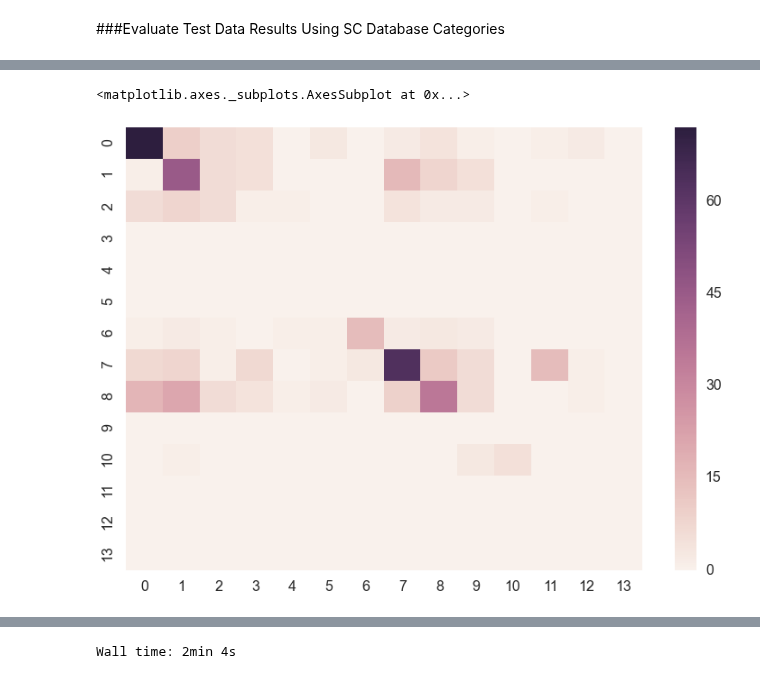
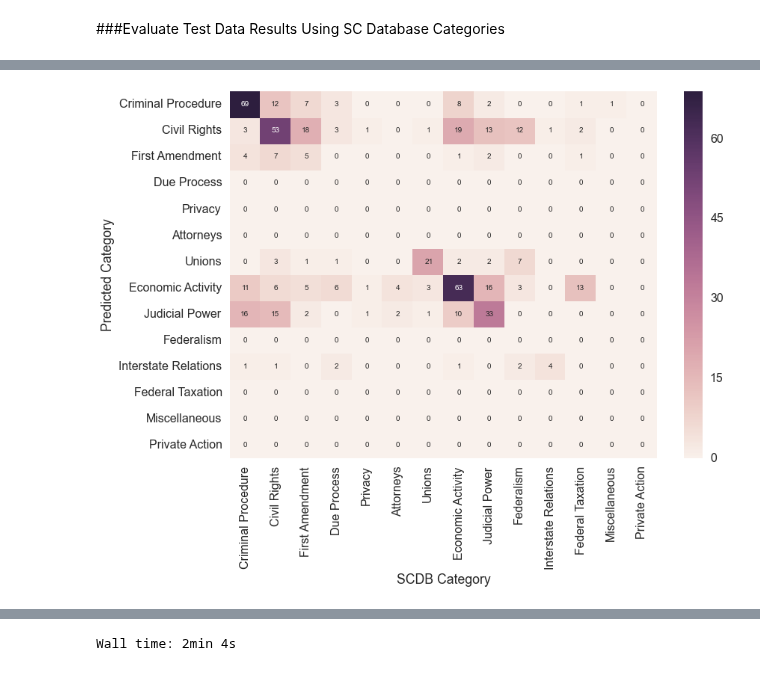
Before and after one commit to yunhanxu/cs109-project, a Jupyter notebook: NMF.ipynb, the cells around one changed output, grey strips where cells are left out. Drawn from its saved outputs; the diff is of its cells as text; code cells hidden in the pictures.

```diff
--- a/NMF.ipynb
+++ b/NMF.ipynb
@@ -382,29 +278,0 @@ best_words
-# %%
-# create a 14x14 matrix (where each row is an NMF cluster and each column is an SCDB cluster) measuring the degree of
-# related-ness between each cluster pair
-compare_mat = map(lambda r : map(int, r), np.zeros((14,14)))
-# first, assign the (i,j) element in the matrix to the number of cases in NMF cluster i and SCDB cluster j, for each (i,j)
-for i,j in zip(clusters, train_issue_areas):
-    compare_mat[i][j] += 1
-# normalize each row to have a sum of 1
-compare_mat = map(lambda row : map(float,row) / sum(row), np.array(compare_mat))
-
-### commented out because I realized this method of assignment does the same thing as the one-line assignment below
-#assignments = -1 * np.ones(14)
-#compare_mat_flat = [x for lst in compare_mat for x in lst]
-#while min(assignments) == -1:
-#    max_ind = np.argmax(compare_mat_flat)
-#    row = max_ind / 14
-#    if assignments[row] == -1:
-#        column = max_ind - 14 * row
-#        assignments[row] = column
-#    else:
-#        compare_mat_flat[max_ind] = -1
-#assignments = map(int, assignments)
-#print assignments
-
-# assign each NMF cluster to a (not necessarily unique) SCDB cluster by picking the highest element of each row of compare_mat
-assignments = map(np.argmax, compare_mat)
-print assignments
-# this would be the equivalent way of assigning each SCDB cluster to an NMF cluster; this is printed here but not used anywhere
-print map(np.argmax, np.array(compare_mat).T)
@@ -414,6 +278,0 @@ print map(np.argmax, np.array(compare_mat).T)
-# %%
-# use the assignments above to convert the clusters into equivalent SCDB categories for each document
-new_clusters = map(lambda cluster : assignments[cluster], clusters)
-# compute and output accuracy rate
-correct = map(lambda (c1,c2) : c1==c2, zip(new_clusters, train_issue_areas))
-print float(sum(correct)) / len(correct)
@@ -532,8 +389,9 @@ Rand Index: 0.780278456797
 # %%
-compare_mat_test = np.zeros((14,14))
+compare_mat_test = map(lambda r : map(int, r), np.zeros((14,14)))
 for i,j in zip(clusters_test, test_issue_areas):
-    compare_mat_test[i][j] = compare_mat_test[i][j] + 1
-sns.heatmap(compare_mat_test)
+    compare_mat_test[i][j] += 1
+
+sns.heatmap(compare_mat_test, annot=True, xticklabels=topic_areas, yticklabels=topic_areas, fmt='d')
+sns.axlabel('SCDB Category', 'Predicted Category')
 # %% [output]
-<matplotlib.axes._subplots.AxesSubplot at 0x...>
-[figure, old version]
+[figure, new version]
```
Also changed, not shown: parts of 21 cells of this notebook.
